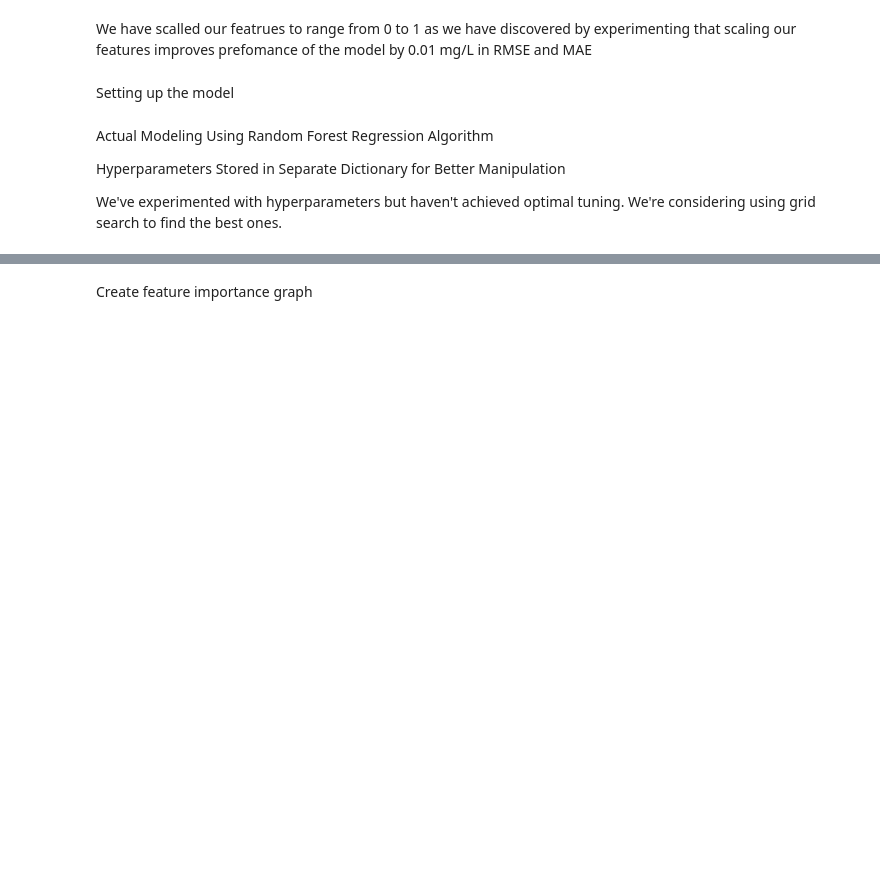
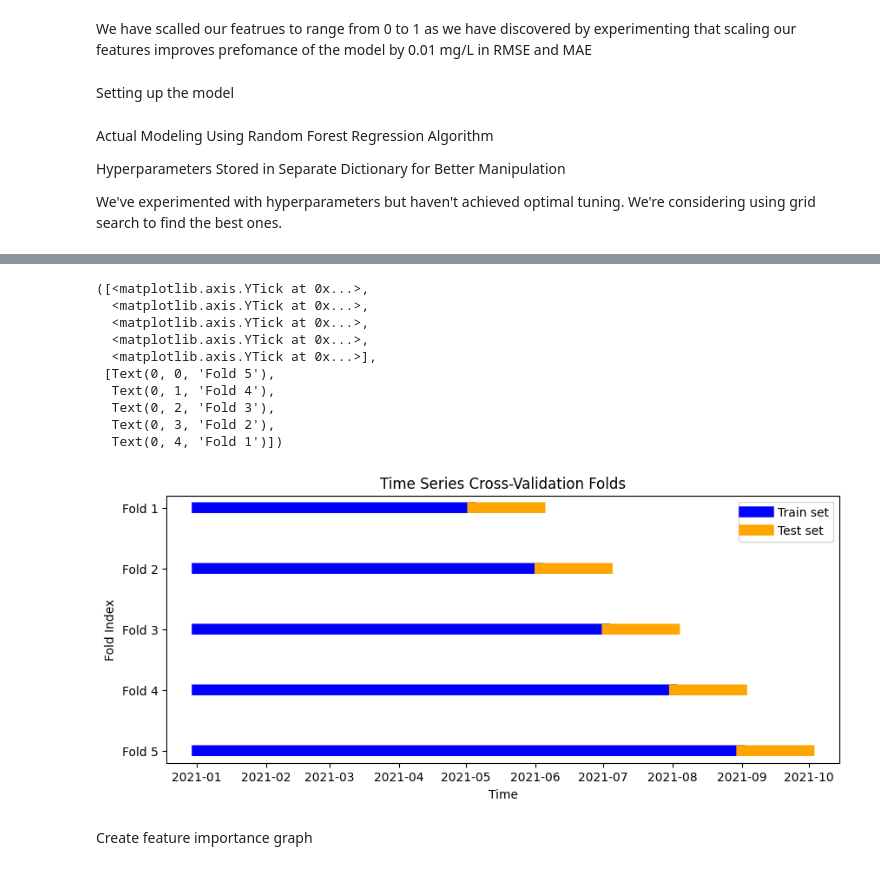
Before and after one commit to Simon-Manasse/DDD-DTW, a Jupyter notebook: src/RandomForestGoneGood.ipynb, the cells around one changed output, grey strips where cells are left out. Drawn from its saved outputs; the diff is of its cells as text; code cells hidden in the pictures; blank space fills up the shorter version.

```diff
--- a/src/RandomForestGoneGood.ipynb
+++ b/src/RandomForestGoneGood.ipynb
@@ -57,7 +57,7 @@ def create_features(df :pd.DataFrame):
 
     df['month_sin'] = np.sin(2 * np.pi * df['month'] / 12)
     df['month_cos'] = np.cos(2 * np.pi * df['month'] / 12)
-    df.dropna()
+    df.dropna(inplace=True)
 
     return df
 # %% [markdown]
@@ -162,19 +162,25 @@ Hyperparameters Stored in Separate Dictionary for Better Manipulation
 We've experimented with hyperparameters but haven't achieved optimal tuning.  We're considering using grid search to find the best ones.
 # %%
 
-for train_idx, val_idx in tss.split(X_train_data):
-    train = df.iloc[train_idx].copy()
-    test = df.iloc[val_idx].copy()
+for train_idx, val_idx in tss.split(train):
+    fold_train = df.iloc[train_idx].copy()
+    fold_test = df.iloc[val_idx].copy()
 
-    train = create_features(train)
-    test = create_features(test)
+    scaler = MinMaxScaler(feature_range=(0,1))
+    FEATURES_TO_SCALE = ['nitrateValue', 'phosphateValue', 'ammoniumValue',
+            'waterFlowPerMinute','lag_1', 'lag_2', 'lag_3']
 
-    X_train, y_train = train[FEATURES], train[TARGET]
-    X_test, y_test = test[FEATURES], test[TARGET]
-    y_train.dropna()
+    # train = create_features(train)
+    # test = create_features(test)
+
+    X_train, y_train = fold_train[FEATURES], fold_train[TARGET]
+    X_test, y_test = fold_test[FEATURES], fold_test[TARGET]
+    # y_train.info()
+    X_train[FEATURES_TO_SCALE] = scaler.fit_transform(X_train[FEATURES_TO_SCALE]).copy()
+    X_test[FEATURES_TO_SCALE] = scaler.transform(X_test[FEATURES_TO_SCALE]).copy()
 
     reg = RandomForestRegressor(**paramsRF)
-    rfr =  reg.fit(X_train, y_train)
+    reg.fit(X_train, y_train)
     fold += 1
 
     y_pred = reg.predict(X_test)
@@ -188,21 +212,33 @@ for train_idx, val_idx in tss.split(X_train_data):
 # %%
 splits = list(tss.split(X_train_data))[::-1]
 plt.figure(figsize=(10, 4))
 
 for i, (train_idx, test_idx) in enumerate(splits):
-    train = df.iloc[train_idx]
-    test = df.iloc[test_idx]
+    fold_train = df.iloc[train_idx]
+    fold_test = df.iloc[test_idx]
 
-    plt.plot(train.index, [i] * len(train), label=f'Train Fold {i}', color='blue', linewidth=9)
-    plt.plot(test.index, [i] * len(test), label=f'Test Fold {i}', color='orange', linewidth=9)
+    plt.plot(fold_train.index, [i] * len(fold_train), label=f'Train Fold {i}', color='blue', linewidth=9)
+    plt.plot(fold_test.index, [i] * len(fold_test), label=f'Test Fold {i}', color='orange', linewidth=9)
 
 plt.title('Time Series Cross-Validation Folds')
 plt.xlabel('Time')
 plt.ylabel('Fold Index')
 
 plt.legend({'Train set', 'Test set'})
 
 plt.yticks(ticks=range(len(splits)), labels=[f'Fold {len(splits)-i}' for i in range(len(splits))])
+# %% [output]
+([<matplotlib.axis.YTick at 0x...>,
+  <matplotlib.axis.YTick at 0x...>,
+  <matplotlib.axis.YTick at 0x...>,
+  <matplotlib.axis.YTick at 0x...>,
+  <matplotlib.axis.YTick at 0x...>],
+ [Text(0, 0, 'Fold 5'),
+  Text(0, 1, 'Fold 4'),
+  Text(0, 2, 'Fold 3'),
+  Text(0, 3, 'Fold 2'),
+  Text(0, 4, 'Fold 1')])
+[figure, added]
 # %%
 #tree.plot_tree(rfr.estimators_[0]),
 
```
Also changed, not shown: parts of 13 cells of this notebook.
